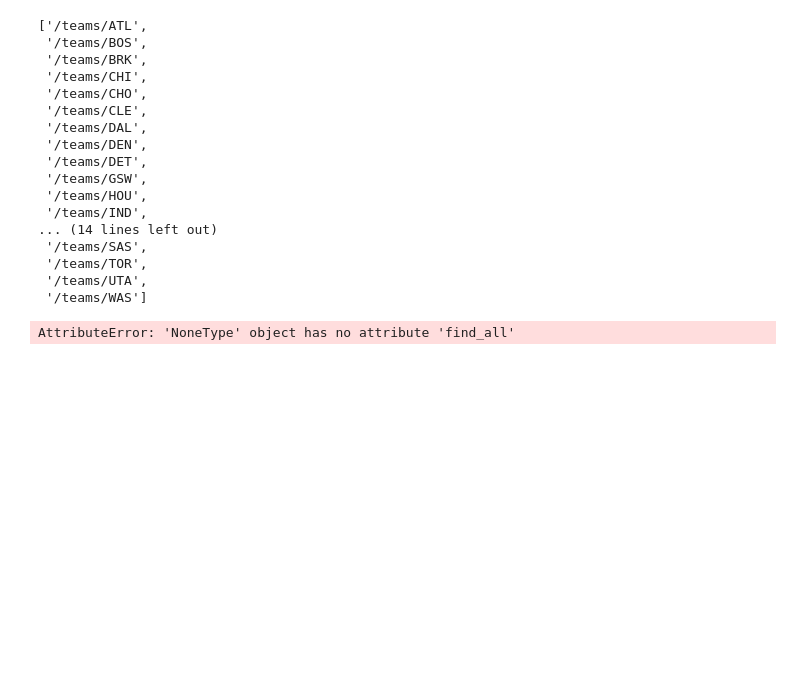
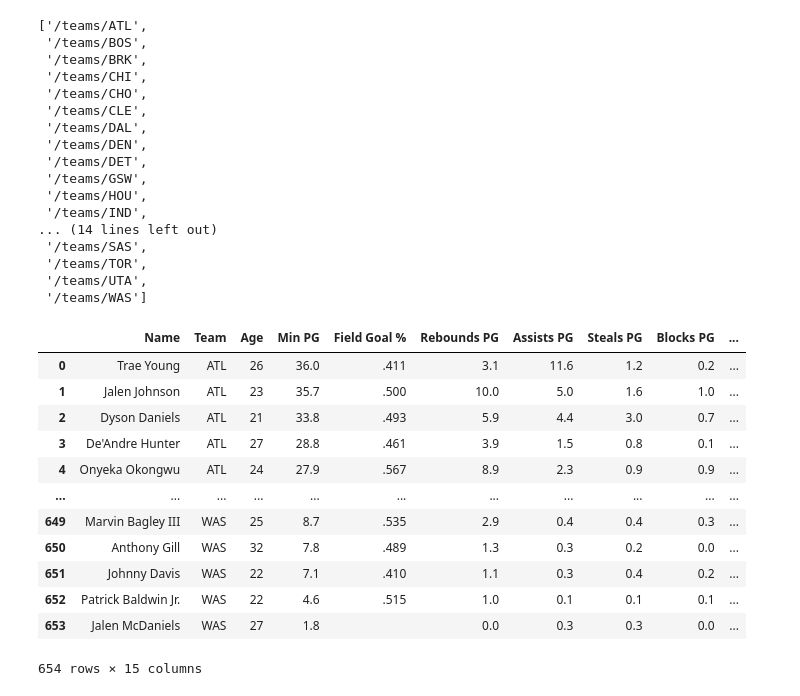
Before and after one commit to rkb121541/nba-medium, a Jupyter notebook: part2.ipynb, the cells around one changed output. Saved outputs shown, nothing was run; the diff lists cells and outputs as text; code cells hidden in the pictures; blank space fills up the shorter version.

```diff
--- a/part2.ipynb
+++ b/part2.ipynb
@@ -92,7 +100,19 @@ def get_stats(year):
     nba_info_df = pd.DataFrame(nba_info)
     return nba_info_df
 # %%
-all_nba_players_2021 = get_stats(2025)
-all_nba_players_2021
+all_nba_players_2025 = get_stats(2025)
+all_nba_players_2025
 # %% [output]
+|  | Name | Team | Age | Min PG | Field Goal % | Rebounds PG | Assists PG | Steals PG | Blocks PG | ... |
+| 0 | Trae Young | ATL | 26 | 36.0 | .411 | 3.1 | 11.6 | 1.2 | 0.2 | ... |
+| 1 | Jalen Johnson | ATL | 23 | 35.7 | .500 | 10.0 | 5.0 | 1.6 | 1.0 | ... |
+| 2 | Dyson Daniels | ATL | 21 | 33.8 | .493 | 5.9 | 4.4 | 3.0 | 0.7 | ... |
+| 3 | De'Andre Hunter | ATL | 27 | 28.8 | .461 | 3.9 | 1.5 | 0.8 | 0.1 | ... |
+| 4 | Onyeka Okongwu | ATL | 24 | 27.9 | .567 | 8.9 | 2.3 | 0.9 | 0.9 | ... |
+| ... | ... | ... | ... | ... | ... | ... | ... | ... | ... | ... |
+| 649 | Marvin Bagley III | WAS | 25 | 8.7 | .535 | 2.9 | 0.4 | 0.4 | 0.3 | ... |
+| 650 | Anthony Gill | WAS | 32 | 7.8 | .489 | 1.3 | 0.3 | 0.2 | 0.0 | ... |
+| 651 | Johnny Davis | WAS | 22 | 7.1 | .410 | 1.1 | 0.3 | 0.4 | 0.2 | ... |
+| 652 | Patrick Baldwin Jr. | WAS | 22 | 4.6 | .515 | 1.0 | 0.1 | 0.1 | 0.1 | ... |
+| 653 | Jalen McDaniels | WAS | 27 | 1.8 |  | 0.0 | 0.3 | 0.3 | 0.0 | ... |
-AttributeError: 'NoneType' object has no attribute 'find_all'
+654 rows × 15 columns
```
Also changed, not shown: parts of 11 cells of this notebook, 2 other files.
